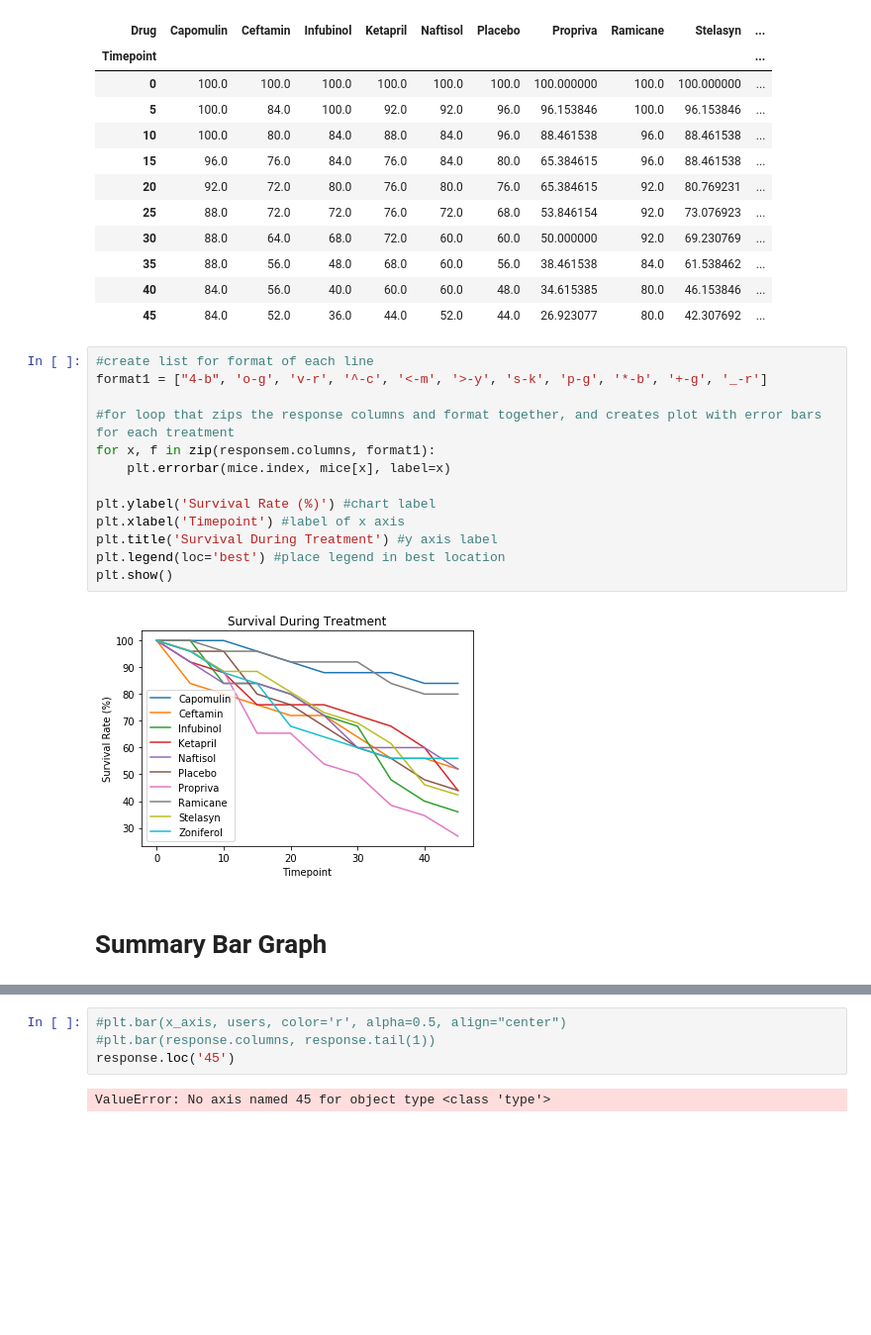
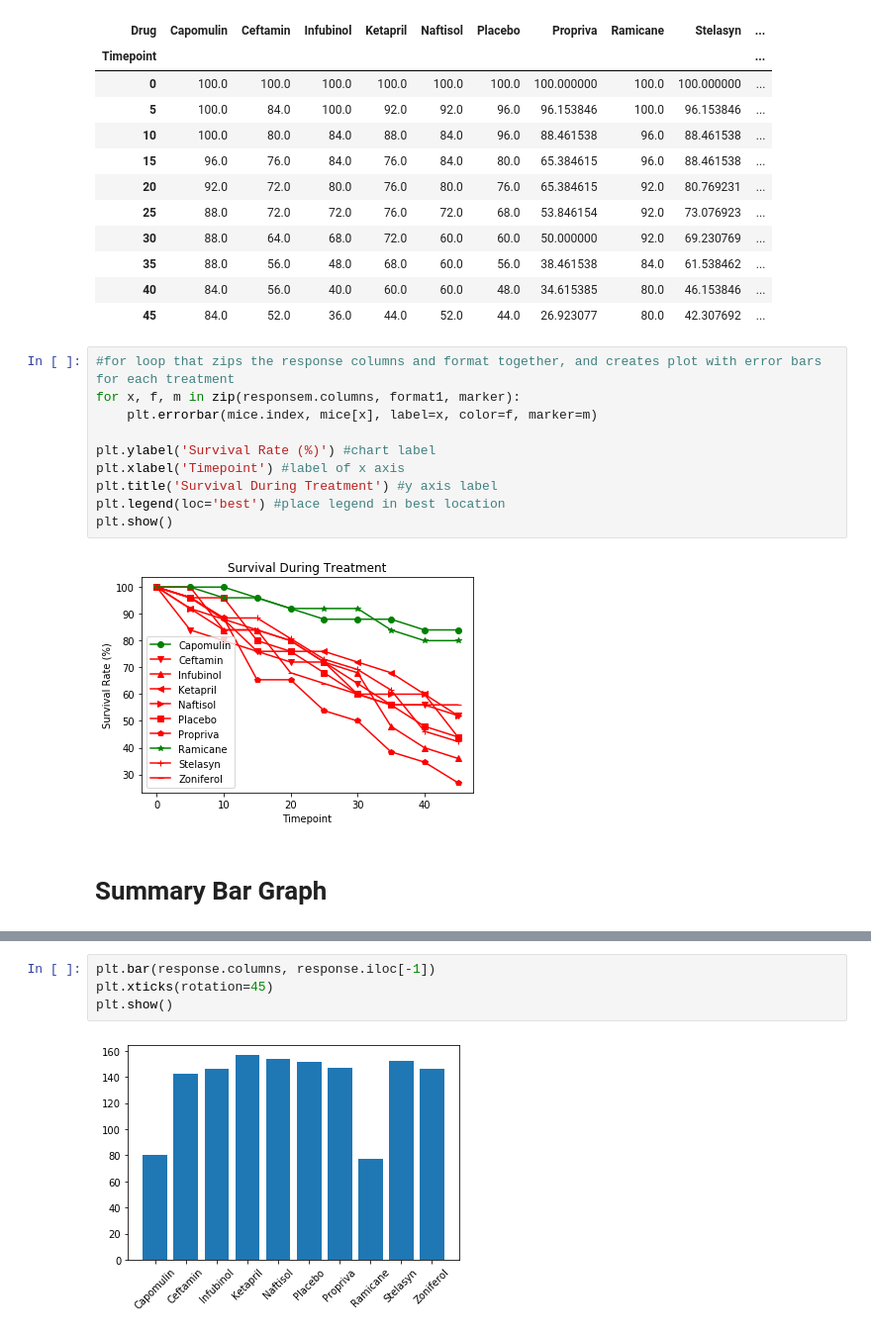
Before and after one commit to jherberg462/matplotlib-challenge, a Jupyter notebook: pymaceuticals/main.ipynb, the cells around one changed output, grey strips where cells are left out. Shown: that part at 99% size. Saved outputs shown, nothing was run; the diff lists cells and outputs as text; blank space fills up the shorter version.

```diff
--- a/pymaceuticals/main.ipynb
+++ b/pymaceuticals/main.ipynb
@@ -321,12 +325,9 @@ mice
 | 40 | 84.0 | 56.0 | 40.0 | 60.0 | 60.0 | 48.0 | 34.615385 | 80.0 | 46.153846 | ... |
 | 45 | 84.0 | 52.0 | 36.0 | 44.0 | 52.0 | 44.0 | 26.923077 | 80.0 | 42.307692 | ... |
 # %%
-#create list for format of each line
-format1 = ["4-b", 'o-g', 'v-r', '^-c', '<-m', '>-y', 's-k', 'p-g', '*-b', '+-g', '_-r']
-
 #for loop that zips the response columns and format together, and creates plot with error bars for each treatment
-for x, f in zip(responsem.columns, format1):
-    plt.errorbar(mice.index, mice[x], label=x)
+for x, f, m in zip(responsem.columns, format1, marker):
+    plt.errorbar(mice.index, mice[x], label=x, color=f, marker=m)
 
 plt.ylabel('Survival Rate (%)') #chart label
 plt.xlabel('Timepoint') #label of x axis
@@ -334,7 +335,7 @@ plt.title('Survival During Treatment') #y axis label
 plt.legend(loc='best') #place legend in best location
 plt.show()
 # %% [output]
-[figure, old version]
+[figure, new version]
 # %% [markdown]
 # Summary Bar Graph
 # %%
@@ -354,9 +355,9 @@ response
 | 35 | 84.037420 | 130.727884 | 134.983247 | 140.825969 | 139.300193 | 138.712478 | 134.111553 | 83.226659 | 138.757110 | ... |
 | 40 | 82.128891 | 136.595323 | 140.361832 | 146.819067 | 145.779453 | 144.561500 | 140.101193 | 81.275735 | 145.236413 | ... |
 | 45 | 80.524697 | 142.516492 | 146.123472 | 157.028795 | 153.923347 | 151.297960 | 147.241175 | 77.679100 | 152.085134 | ... |
-# %%
-#plt.bar(x_axis, users, color='r', alpha=0.5, align="center")
-#plt.bar(response.columns, response.tail(1))
-response.loc('45')
-# %% [output]
-ValueError: No axis named 45 for object type <class 'type'>
+# %%
+plt.bar(response.columns, response.iloc[-1])
+plt.xticks(rotation=45)
+plt.show()
+# %% [output]
+[figure, added]
```
Also changed, not shown: parts of 2 cells of this notebook.
